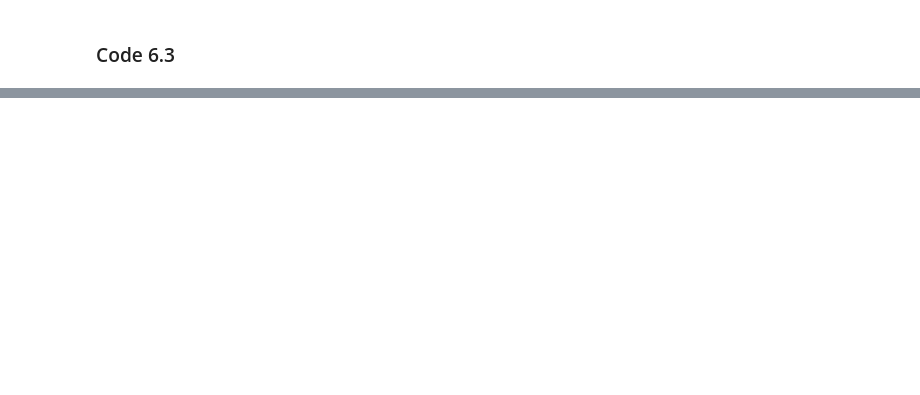
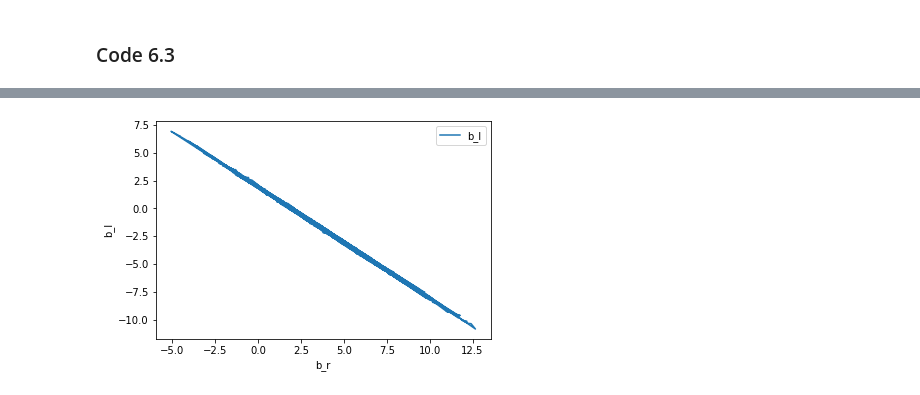
Before and after one commit to somnath1077/statistical_rethinking, a Jupyter notebook: code/ch06/nb01_multi_collinearity.ipynb, the cells around one changed output, grey strips where cells are left out. Saved outputs shown, nothing was run; the diff lists cells and outputs as text; code cells hidden in the pictures; blank space fills up the shorter version.

```diff
--- a/code/ch06/nb01_multi_collinearity.ipynb
+++ b/code/ch06/nb01_multi_collinearity.ipynb
@@ -99,0 +99,3 @@ az.summary(trace_6_1, hdi_prob=0.89, var_names=['a', 'b_l', 'b_r'])
+# %%
+df_6_1 = pm.trace_to_dataframe(trace_6_1)
+df_6_1.head()
@@ -99,0 +110,6 @@ az.summary(trace_6_1, hdi_prob=0.89, var_names=['a', 'b_l', 'b_r'])
+# %%
+df_6_1[['b_l', 'b_r']].plot('b_r', 'b_l')
+plt.ylabel('b_l')
+plt.show()
+# %% [output]
+[figure, added]
```
Also changed, not shown: parts of 35 cells of this notebook.
